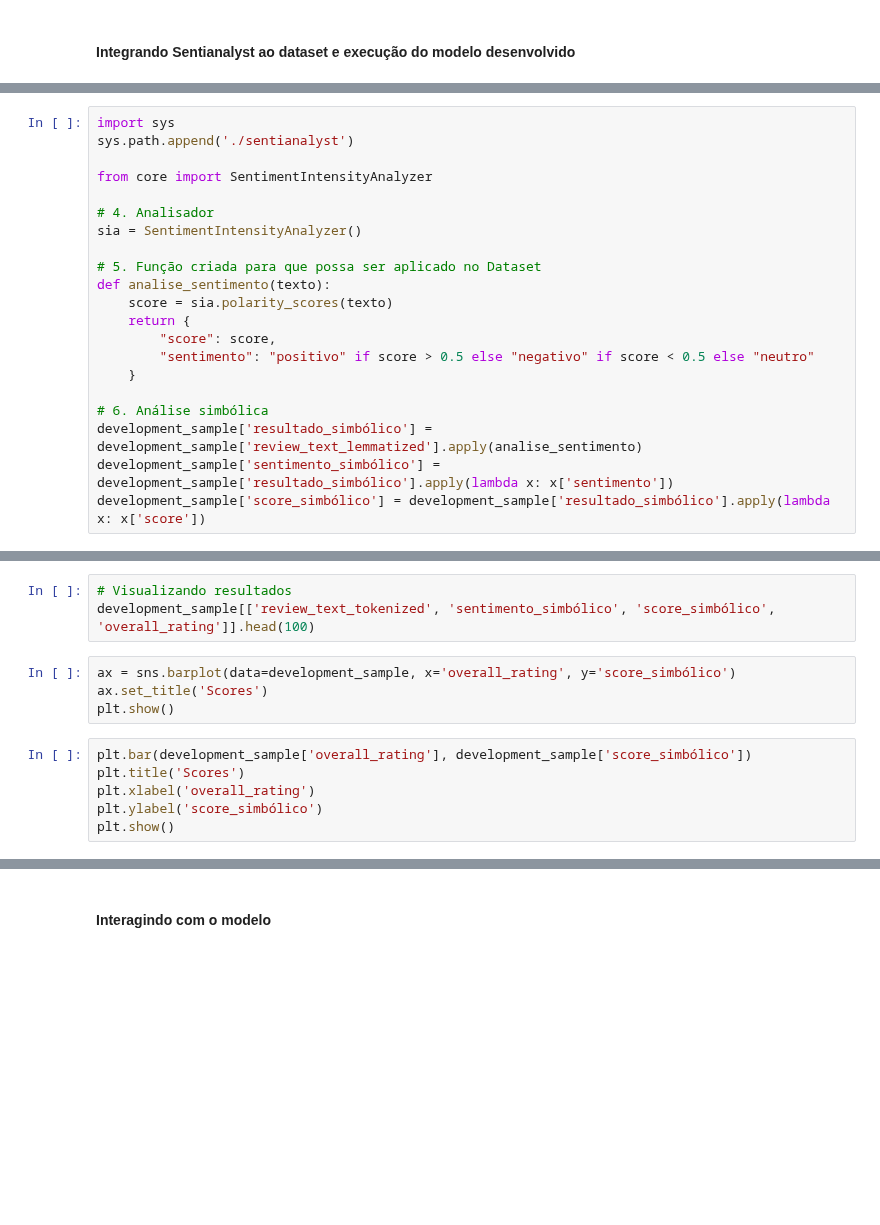
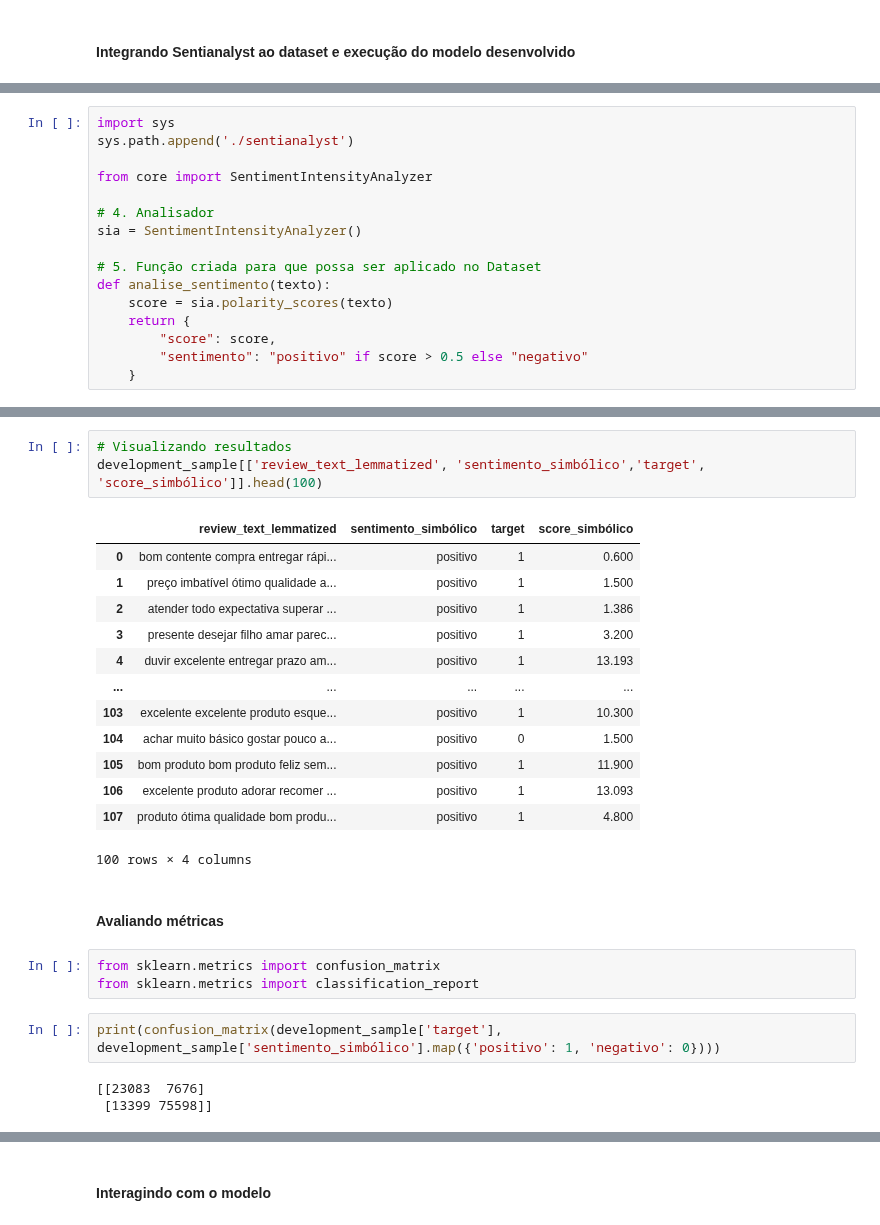
Before and after one commit to raphaelchaves/papa-linguas, a Jupyter notebook: Projeto_PLN_ICMC_V3.ipynb, the cells around one changed output, grey strips where cells are left out. Saved outputs shown, nothing was run; the diff lists cells and outputs as text; blank space fills up the shorter version.

```diff
--- a/Projeto_PLN_ICMC_V3.ipynb
+++ b/Projeto_PLN_ICMC_V3.ipynb
@@ -1088,10 +1091,5 @@ def analise_sentimento(texto):
     score = sia.polarity_scores(texto)
     return {
         "score": score,
-        "sentimento": "positivo" if score > 0.5 else "negativo" if score < 0.5 else "neutro"
+        "sentimento": "positivo" if score > 0.5 else "negativo"
     }
-
-# 6. Análise simbólica
-development_sample['resultado_simbólico'] = development_sample['review_text_lemmatized'].apply(analise_sentimento)
-development_sample['sentimento_simbólico'] = development_sample['resultado_simbólico'].apply(lambda x: x['sentimento'])
-development_sample['score_simbólico'] = development_sample['resultado_simbólico'].apply(lambda x: x['score'])
@@ -1098,13 +1101,27 @@ development_sample['score_simbólico'] = development_sample['resultado_simbólic
 # %%
 # Visualizando resultados
-development_sample[['review_text_tokenized', 'sentimento_simbólico', 'score_simbólico', 'overall_rating']].head(100)
+development_sample[['review_text_lemmatized', 'sentimento_simbólico','target', 'score_simbólico']].head(100)
+# %% [output]
+|  | review_text_lemmatized | sentimento_simbólico | target | score_simbólico |
+| 0 | bom contente compra entregar rápi... | positivo | 1 | 0.600 |
+| 1 | preço imbatível ótimo qualidade a... | positivo | 1 | 1.500 |
+| 2 | atender todo expectativa superar ... | positivo | 1 | 1.386 |
+| 3 | presente desejar filho amar parec... | positivo | 1 | 3.200 |
+| 4 | duvir excelente entregar prazo am... | positivo | 1 | 13.193 |
+| ... | ... | ... | ... | ... |
+| 103 | excelente excelente produto esque... | positivo | 1 | 10.300 |
+| 104 | achar muito básico gostar pouco a... | positivo | 0 | 1.500 |
+| 105 | bom produto bom produto feliz sem... | positivo | 1 | 11.900 |
+| 106 | excelente produto adorar recomer ... | positivo | 1 | 13.093 |
+| 107 | produto ótima qualidade bom produ... | positivo | 1 | 4.800 |
+100 rows × 4 columns
-# %%
-ax = sns.barplot(data=development_sample, x='overall_rating', y='score_simbólico')
-ax.set_title('Scores')
-plt.show()
-# %%
-plt.bar(development_sample['overall_rating'], development_sample['score_simbólico'])
-plt.title('Scores')
-plt.xlabel('overall_rating')
-plt.ylabel('score_simbólico')
-plt.show()
+# %% [markdown]
+#### Avaliando métricas
+# %%
+from sklearn.metrics import confusion_matrix
+from sklearn.metrics import classification_report
+# %%
+print(confusion_matrix(development_sample['target'], development_sample['sentimento_simbólico'].map({'positivo': 1, 'negativo': 0})))
+# %% [output]
+[[23083  7676]
+ [13399 75598]]
```
Also changed, not shown: parts of 17 cells of this notebook, 1 other file.
